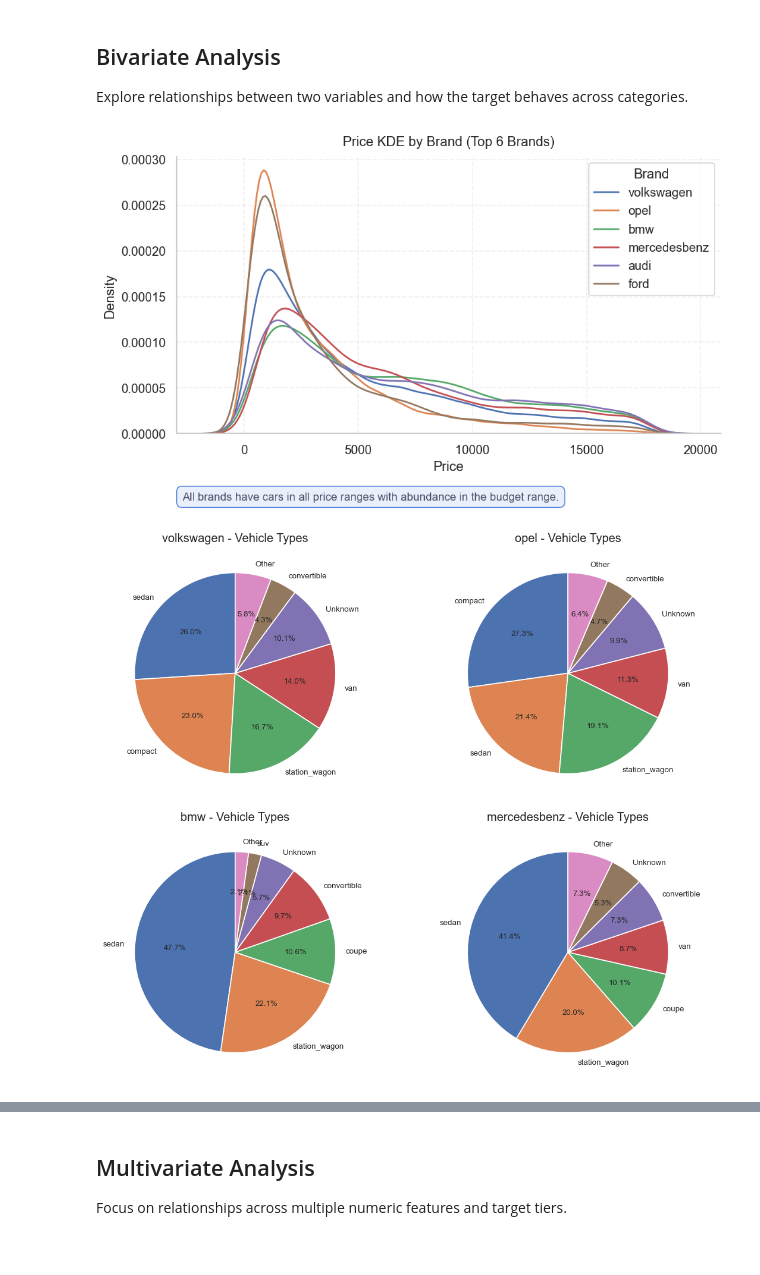
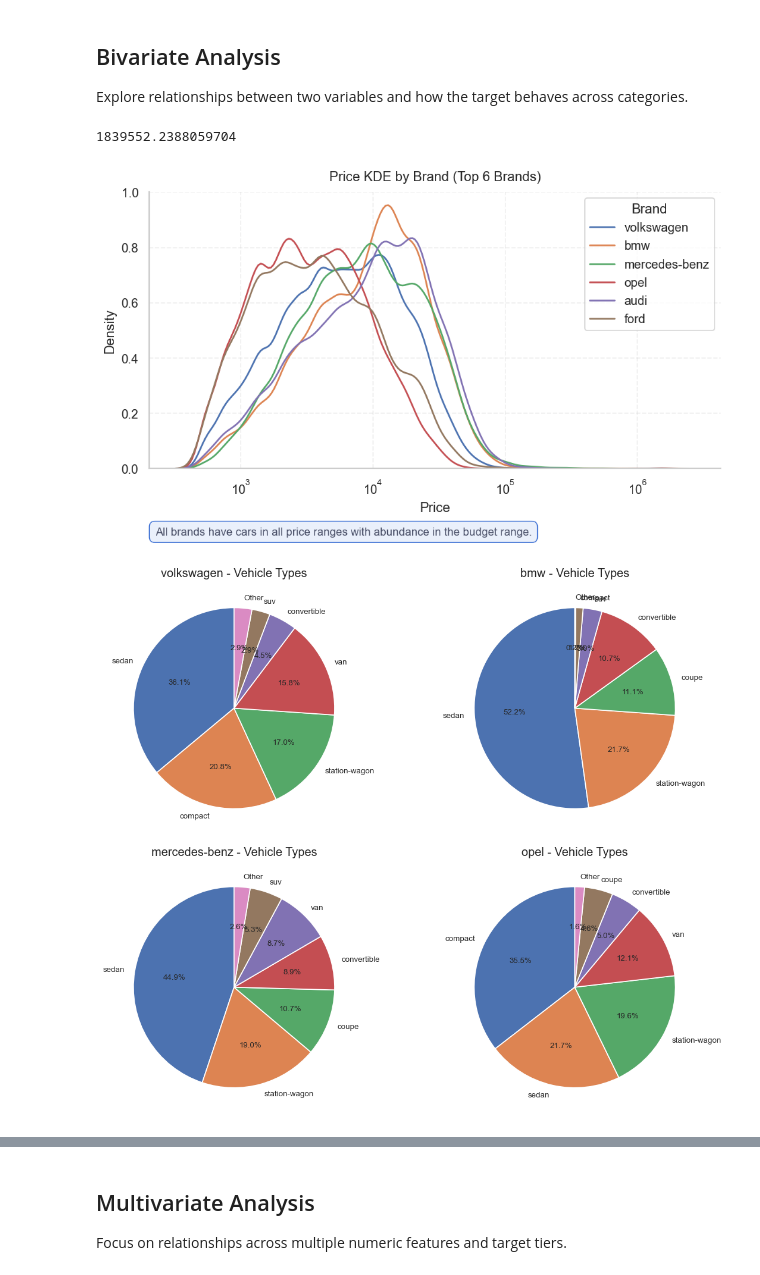
Before and after one commit to AhmedHamdiy/Used-Car-Value-Tier-Prediction, a Jupyter notebook: notebooks/eda.ipynb, the cells around one changed output, grey strips where cells are left out. Cells and saved outputs as stored; diff of their text form; code cells hidden in the pictures.

```diff
--- a/notebooks/eda.ipynb
+++ b/notebooks/eda.ipynb
@@ -23,7 +23,7 @@ plt.rcParams.update({
     "grid.linestyle": "--",
 })
 # %%
-data_path = "../data/processed/validated_data.csv"
+data_path = "../data/processed/clean_data.csv"
 
 df = pd.read_csv(data_path)
 print(f"Rows: {df.shape[0]}, Columns: {df.shape[1]}")
@@ -353,25 +353,29 @@ The price shows right skewness and that is because:
 ## Bivariate Analysis
 
 Explore relationships between two variables and how the target behaves across categories.
+# %%
+df['price'].max()
+# %% [output]
+1839552.2388059704
 # %%
 brand_counts = df["brand"].value_counts()
 top_brands = brand_counts.head(6).index
 
 fig, ax = plt.subplots(figsize=(8, 5))
 for brand in top_brands:
-    sns.kdeplot(df.loc[df["brand"] == brand, "price"].dropna(), ax=ax, label=brand)
+    sns.kdeplot(df.loc[df["brand"] == brand, "price"].dropna(), ax=ax, label=brand, log_scale=True)
 
 style_axis(ax, "Price KDE by Brand (Top 6 Brands)", xlabel="Price", ylabel="Density")
 ax.legend(title="Brand")
 insight_box(
     ax,
     "All brands have cars in all price ranges with abundance in the budget range.",
     "#EAF0FB",
     ACCENT_BLUE,
 )
 plt.tight_layout()
 # %% [output]
-[figure, old version]
+[figure, new version]
 # %%
 brand_counts = df["brand"].value_counts()
 top_brands_pie = brand_counts.head(4).index
@@ -391,7 +395,7 @@ for ax, brand in zip(axes.flat, top_brands_pie):
 
 plt.tight_layout()
 # %% [output]
-[figure, old version]
+[figure, new version]
 # %%
 power_by_fuel = df.groupby("fuelType")["power"].mean().sort_values()
 fig, ax = plt.subplots(figsize=(8, 5))
```
Also changed, not shown: parts of 13 cells of this notebook, 4 other files.
